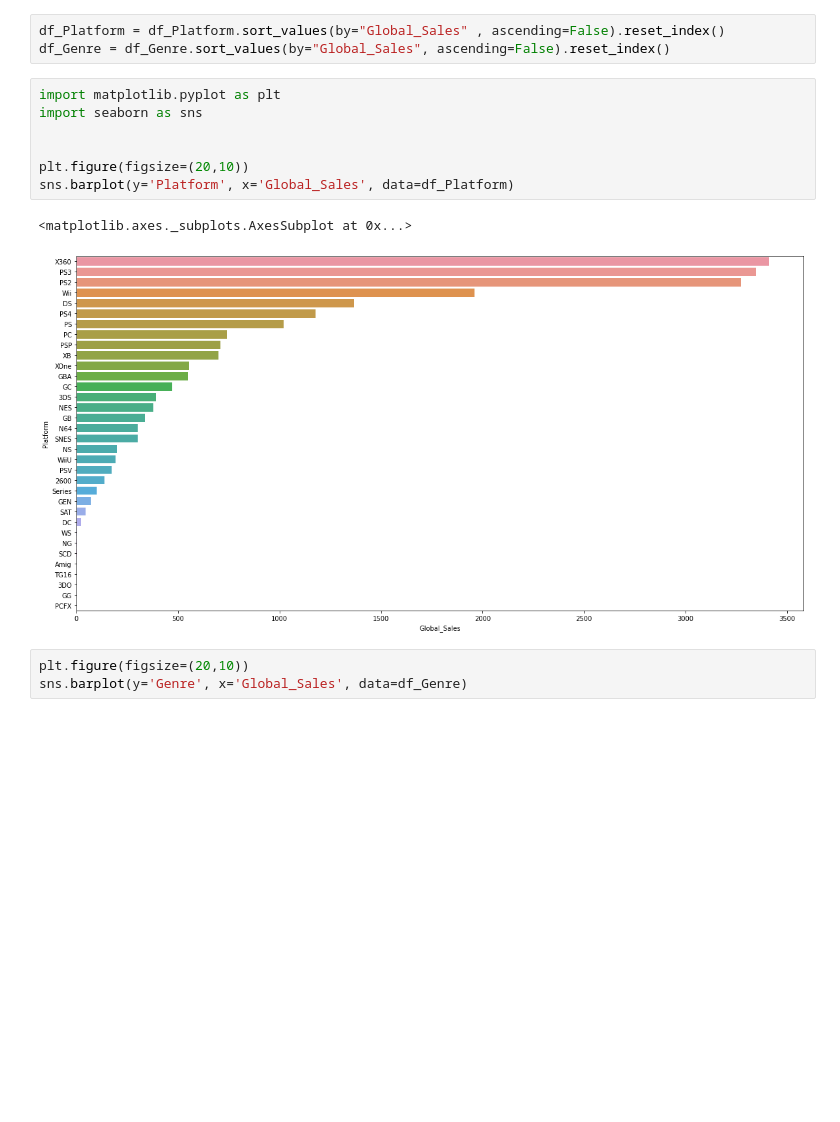
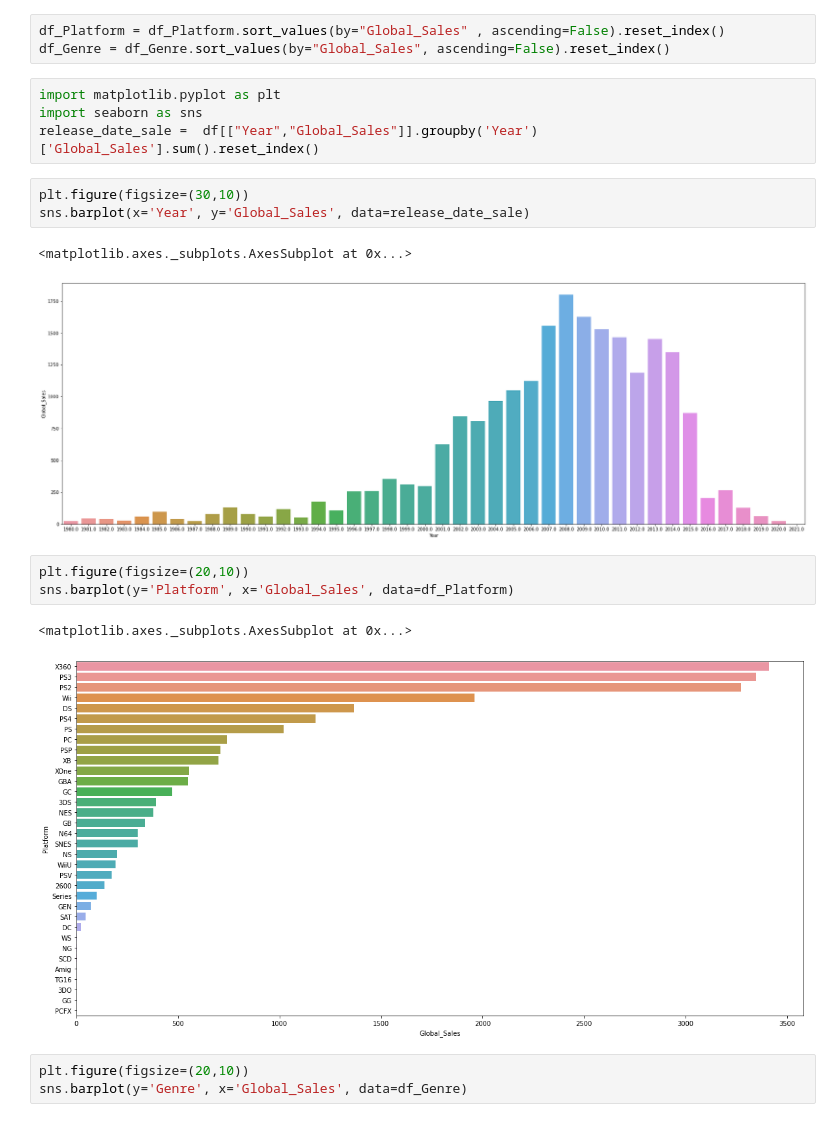
Before and after one commit to Georgia-MAX-holic/Footprints, a Jupyter notebook: PJ/game_sale/New/Game_Sales.ipynb, the cells around one changed output. Saved outputs shown, nothing was run; the diff lists cells and outputs as text; blank space fills up the shorter version.

```diff
--- a/PJ/game_sale/New/Game_Sales.ipynb
+++ b/PJ/game_sale/New/Game_Sales.ipynb
@@ -69,11 +72,17 @@ df_Genre = df_Genre.groupby("Genre").sum()
 # %%
 df_Platform = df_Platform.sort_values(by="Global_Sales" , ascending=False).reset_index()
 df_Genre = df_Genre.sort_values(by="Global_Sales", ascending=False).reset_index()
+# %%
+import matplotlib.pyplot as plt
+import seaborn as sns
+release_date_sale =  df[["Year","Global_Sales"]].groupby('Year')['Global_Sales'].sum().reset_index()
+# %%
+plt.figure(figsize=(30,10))
+sns.barplot(x='Year', y='Global_Sales', data=release_date_sale)
+# %% [output]
+<matplotlib.axes._subplots.AxesSubplot at 0x...>
+[figure, added]
 # %%
-import matplotlib.pyplot as plt
-import seaborn as sns
-
-
 plt.figure(figsize=(20,10))
 sns.barplot(y='Platform', x='Global_Sales', data=df_Platform)
 # %% [output]
```
Also changed, not shown: parts of 5 cells of this notebook.
